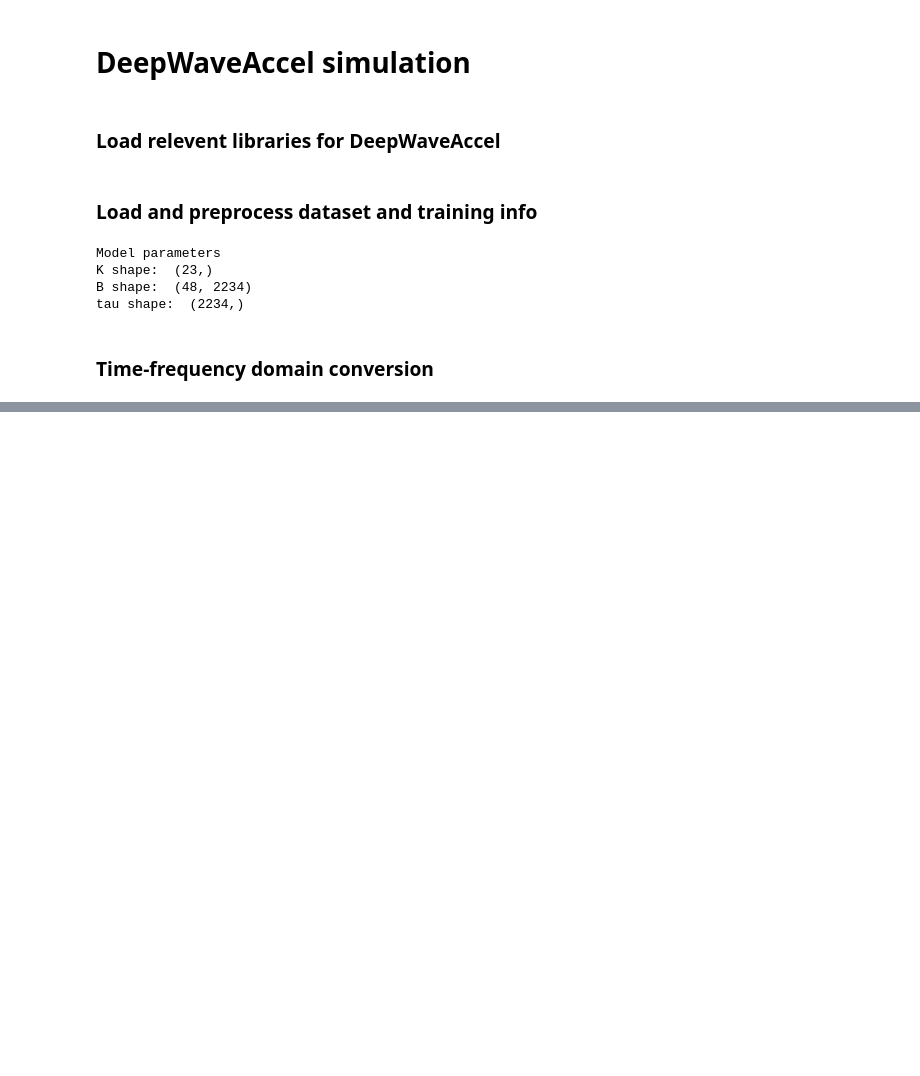
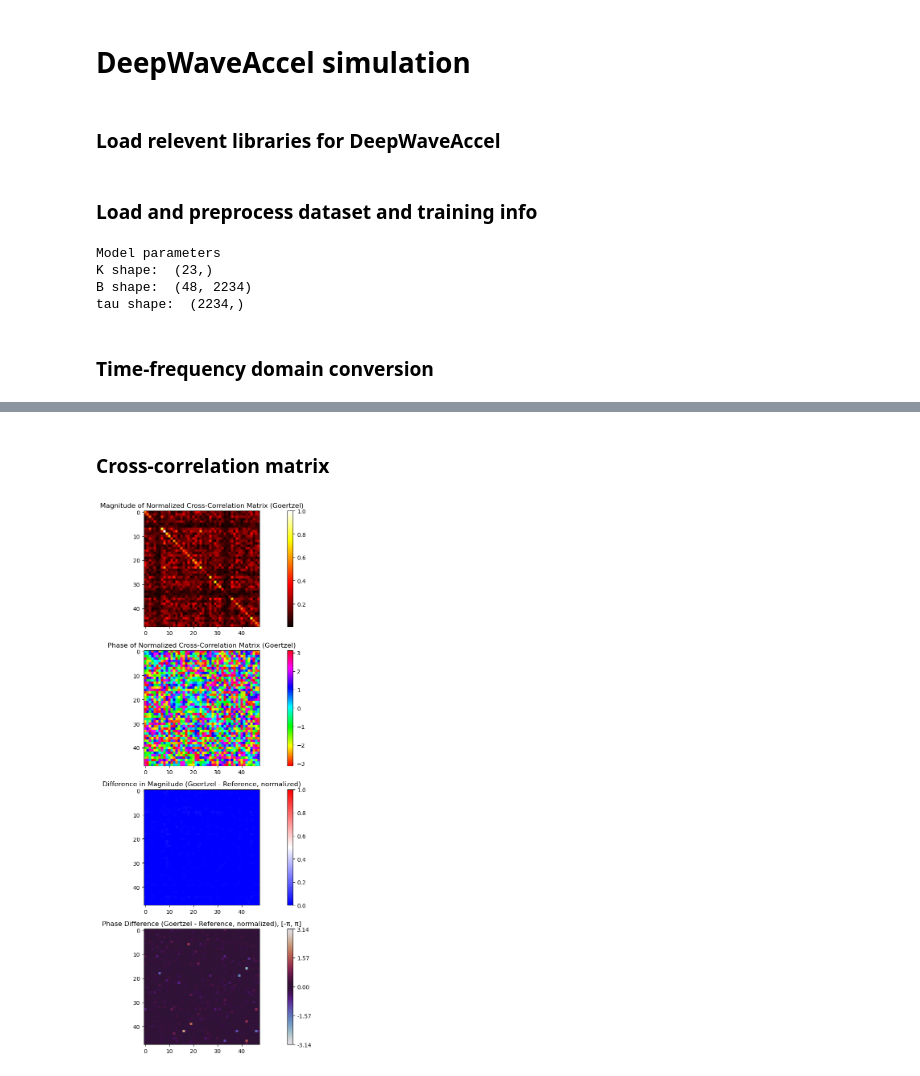
Before and after one commit to bramhut/DeepWaveAccel, a Jupyter notebook: Simulation/Sim.ipynb, the cells around one changed output, grey strips where cells are left out. Drawn from its saved outputs; the diff is of its cells as text; code cells hidden in the pictures; blank space fills up the shorter version.

Commit message:
Identical cross-correlation

```diff
--- a/Simulation/Sim.ipynb
+++ b/Simulation/Sim.ipynb
@@ -100,0 +110,66 @@ Power of frequency bin:  [1.54118969e-02 8.51974141e-04 1.21579272e-02 5.9886332
+# %% [markdown]
+### Cross-correlation matrix
+# %%
+# Compute the cross-correlation matrix using the Goertzel output (res)
+# Each entry (i, j) is the correlation between channel i and channel j at the frequency bin of interest
+
+# Calculate and store all correlation matrices using EMA for each frame
+alpha = 0.97  # EMA smoothing factor
+R = np.zeros((N_ch, N_ch), dtype=np.complex128)
+R_all = []  # List to store R at each step
+
+# Calculate and store all correlation matrices using EMA for each frame
+for frame in dft:
+    outer = np.outer(np.conj(frame), frame)
+    R = (1 - alpha) * outer + alpha * R
+    R_all.append(R.copy())
+R_all = np.stack(R_all)
+
+# Group and sum every 9 resulting correlation matrices
+# R_all = R_all[:(R_all.shape[0] // 9) * 9].reshape(-1, 9, N_ch, N_ch).sum(axis=1)
+
+
+
+# for frame in dft:
+#     outer = np.outer(frame, np.conj(frame))
+#     R = (1-alpha) * outer + alpha * R
+#     R_all.append(R.copy())
+# R_all = np.stack(R_all)
+
+S, _, _ = sampler.decode(Df[0])
+
+# Normalize both the Goertzel and reference cross-correlation matrices before comparison
+sel = 8
+R_norm = R_all[sel] / np.max(np.abs(R_all[sel]))
+S_norm = S / np.max(np.abs(S))
+
+# Display the magnitude and the phase of the normalized cross-correlation matrix (Goertzel)
+plt.figure(figsize=(14, 14))
+plt.subplot(4, 1, 1)
+plt.imshow(np.abs(R_norm), cmap='hot', interpolation='nearest')
+plt.title('Magnitude of Normalized Cross-Correlation Matrix (Goertzel)')
+plt.colorbar()
+plt.subplot(4, 1, 2)
+plt.imshow(np.angle(R_norm), cmap='hsv', interpolation='nearest')
+plt.title('Phase of Normalized Cross-Correlation Matrix (Goertzel)')
+plt.colorbar()
+
+# Compare against normalized DeepWave reference
+plt.subplot(4, 1, 3)
+diff_mag = np.abs(R_norm) - np.abs(S_norm)
+im = plt.imshow(diff_mag, cmap='bwr', interpolation='nearest', vmin=0, vmax=1)
+plt.title('Difference in Magnitude (Goertzel - Reference, normalized)')
+plt.colorbar(im)
+
+# Show the phase difference (Goertzel - Reference), range -pi to pi
+plt.subplot(4, 1, 4)
+diff_phase = np.angle(R_norm) - np.angle(S_norm)
+diff_phase = (diff_phase + np.pi) % (2 * np.pi) - np.pi  # wrap to [-pi, pi]
+plt.imshow(diff_phase, cmap='twilight', interpolation='nearest', vmin=-np.pi, vmax=np.pi)
+plt.title('Phase Difference (Goertzel - Reference, normalized), [-π, π]')
+plt.colorbar(ticks=[-np.pi, -np.pi/2, 0, np.pi/2, np.pi], format='%.2f')
+
+plt.tight_layout()
+plt.show()
+# %% [output]
+[figure, added]
```
Also changed, not shown: parts of 2 cells of this notebook, 1 other file.
